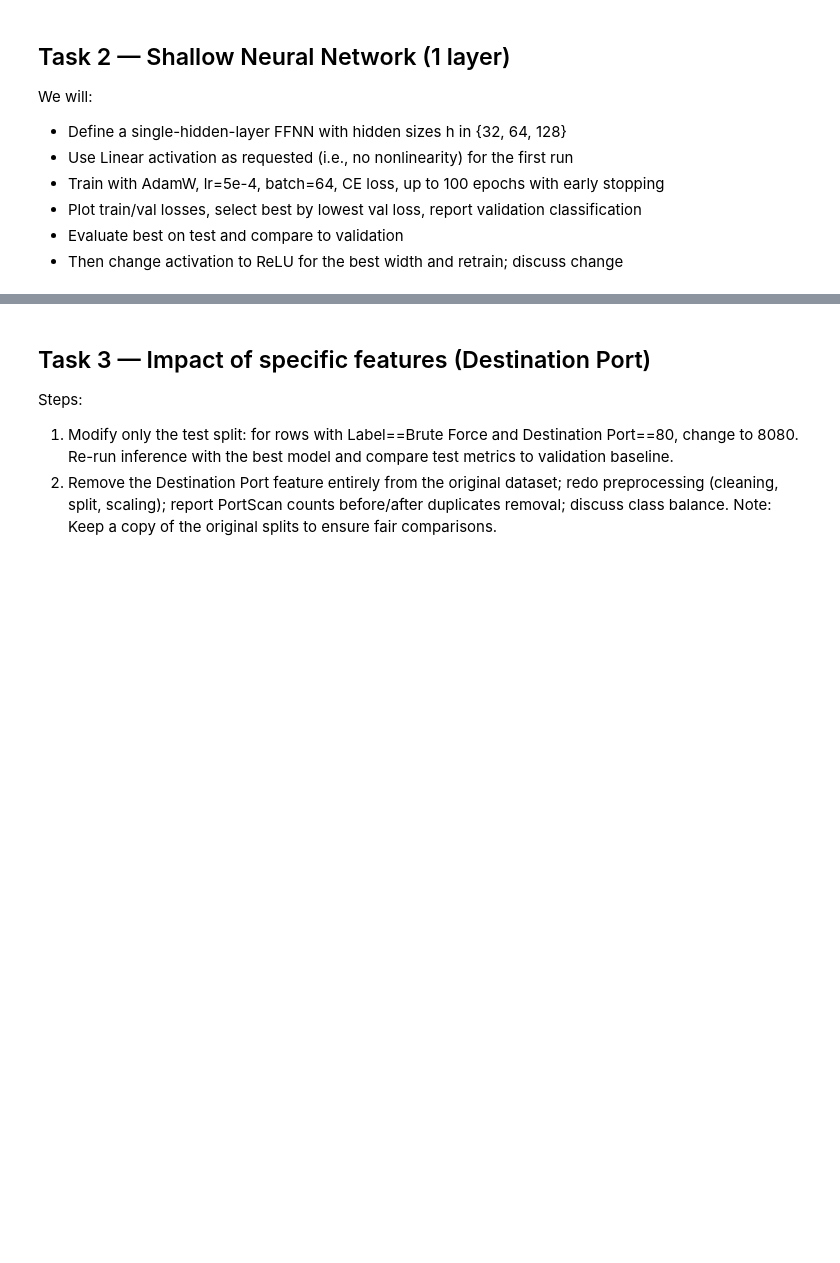
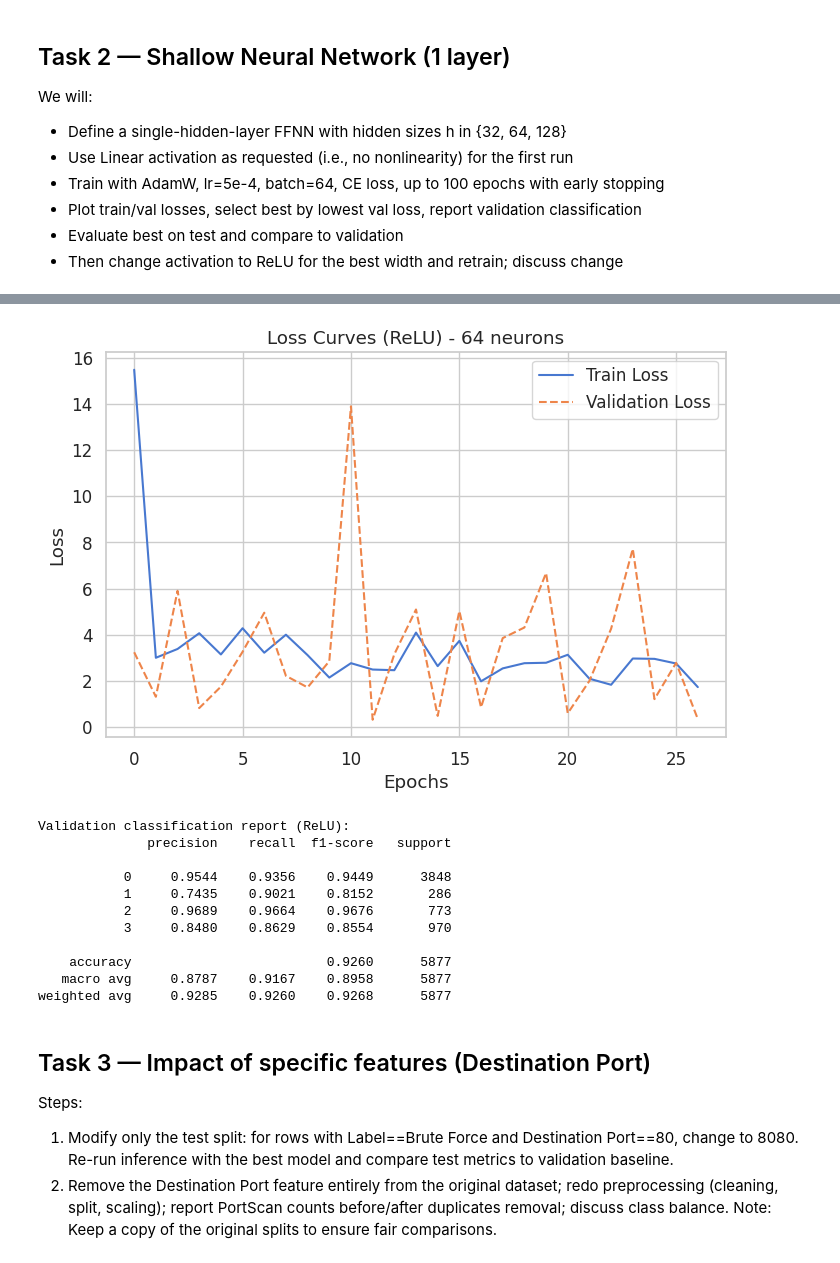
Before and after one commit to AImSecure/Laboratory1, a Jupyter notebook: lab/notebooks/Lab1_FFNN.ipynb, the cells around one changed output, grey strips where cells are left out. Saved outputs shown, nothing was run; the diff lists cells and outputs as text; code cells hidden in the pictures; blank space fills up the shorter version.

```diff
--- a/lab/notebooks/Lab1_FFNN.ipynb
+++ b/lab/notebooks/Lab1_FFNN.ipynb
@@ -581,0 +719,11 @@ print("Note: Comparing on test at this stage may be misleading; validate design
+# %%
+# -------------------------------------------------------------
+# STEP 6 — Select best model and evaluate on test set
+# -------------------------------------------------------------
+# Example: pick model with 64 neurons (replace with your best)
+best_n = 64
+best_model = trained_models[best_n]
+
+print("\nTest set classification report for best model:")
+report_test = evaluate_model(best_model, X_test_tensor, y_test_use)
+print(report_test)
@@ -581,0 +742,23 @@ print("Note: Comparing on test at this stage may be misleading; validate design
+# %%
+# -------------------------------------------------------------
+# STEP 7 — Retrain best model with ReLU activation
+# -------------------------------------------------------------
+print(f"\nRetraining best model ({best_n} neurons) with ReLU activation...")
+model_relu = ShallowNN(input_dim, best_n, output_dim, activation='relu')
+model_relu, train_loss_relu, val_loss_relu = train_model(model_relu, train_loader, val_loader, epochs=100, lr=0.0005, patience=15)
+
+# Plot loss curve
+plt.figure(figsize=(8,5))
+plt.plot(train_loss_relu, label='Train Loss')
+plt.plot(val_loss_relu, '--', label='Validation Loss')
+plt.xlabel('Epochs')
+plt.ylabel('Loss')
+plt.title(f'Loss Curves (ReLU) - {best_n} neurons')
+plt.legend()
+plt.show()
+
+# Validation report for ReLU
+print("\nValidation classification report (ReLU):")
+report_val_relu = evaluate_model(model_relu, X_val_tensor, y_val_use)
+print(report_val_relu)
+# %% [output]
@@ -582,3 +770,15 @@ print("Note: Comparing on test at this stage may be misleading; validate design
+[figure, added]
+Validation classification report (ReLU):
+              precision    recall  f1-score   support
+
+           0     0.9544    0.9356    0.9449      3848
+           1     0.7435    0.9021    0.8152       286
+           2     0.9689    0.9664    0.9676       773
+           3     0.8480    0.8629    0.8554       970
+
+    accuracy                         0.9260      5877
+   macro avg     0.8787    0.9167    0.8958      5877
+weighted avg     0.9285    0.9260    0.9268      5877
 # %% [markdown]
 ## Task 3 — Impact of specific features (Destination Port)
 Steps:
```
Also changed, not shown: parts of 34 cells of this notebook.
